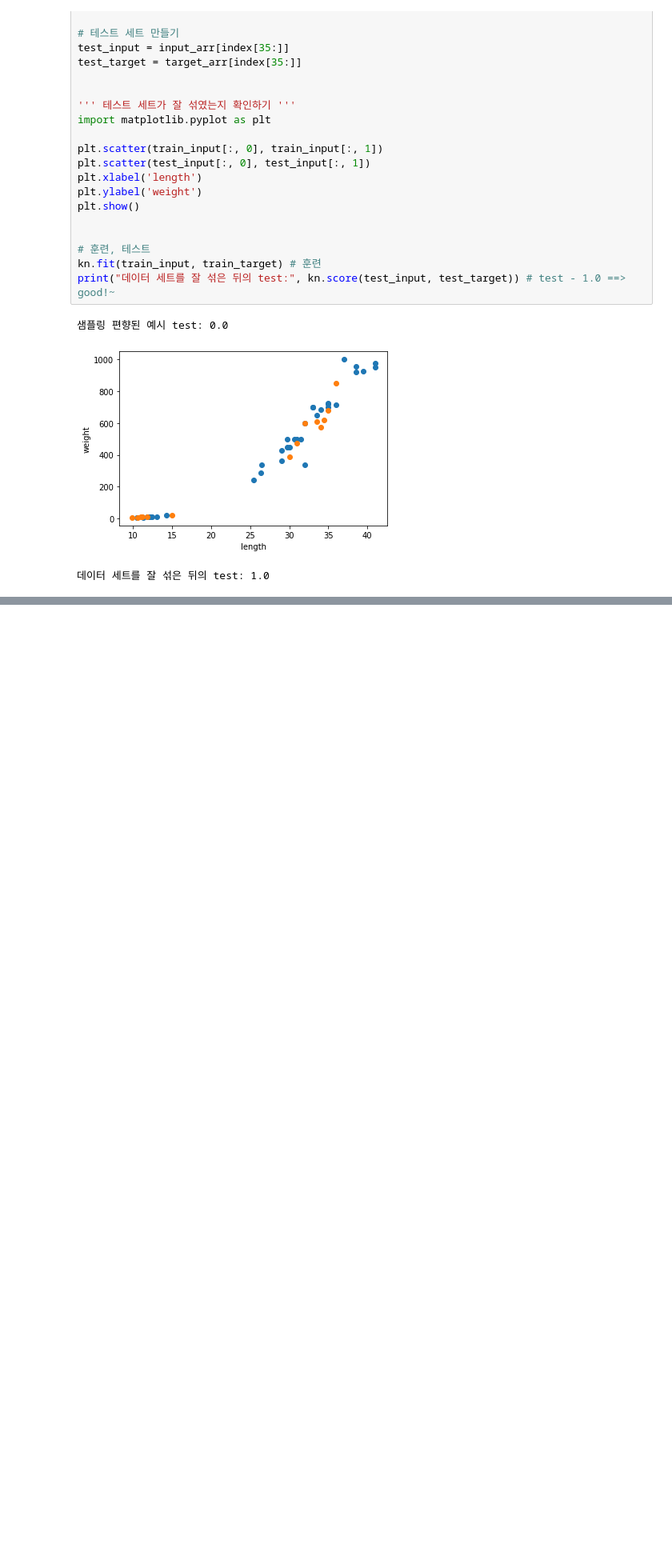
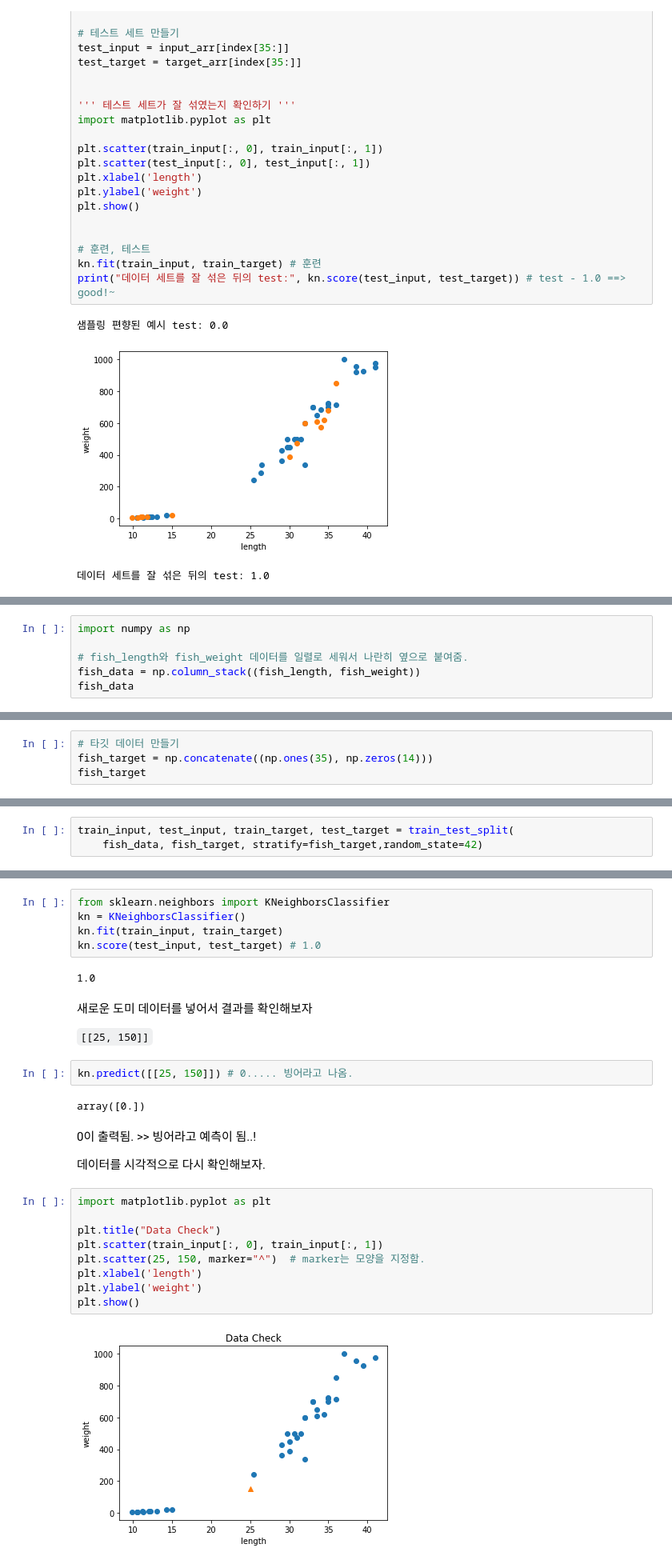
Before and after one commit to 5jisoo/ML-DL-Study, a Jupyter notebook: Chap02.ipynb, the cells around one changed output, grey strips where cells are left out. Shown: that part at 80% size. Drawn from its saved outputs; the diff is of its cells as text; blank space fills up the shorter version.

```diff
--- a/Chap02.ipynb
+++ b/Chap02.ipynb
@@ -257,0 +289,6 @@ print("데이터 세트를 잘 섞은 뒤의 test:", kn.score(test_input, test_t
+# %%
+import numpy as np
+
+# fish_length와 fish_weight 데이터를 일렬로 세워서 나란히 옆으로 붙여줌.
+fish_data = np.column_stack((fish_length, fish_weight))
+fish_data
@@ -257,0 +325,4 @@ print("데이터 세트를 잘 섞은 뒤의 test:", kn.score(test_input, test_t
+# %%
+# 타깃 데이터 만들기
+fish_target = np.concatenate((np.ones(35), np.zeros(14)))
+fish_target
@@ -257,0 +357,3 @@ print("데이터 세트를 잘 섞은 뒤의 test:", kn.score(test_input, test_t
+# %%
+train_input, test_input, train_target, test_target = train_test_split(
+    fish_data, fish_target, stratify=fish_target,random_state=42)
@@ -257,0 +364,30 @@ print("데이터 세트를 잘 섞은 뒤의 test:", kn.score(test_input, test_t
+# %%
+from sklearn.neighbors import KNeighborsClassifier
+kn = KNeighborsClassifier()
+kn.fit(train_input, train_target)
+kn.score(test_input, test_target) # 1.0
+# %% [output]
+1.0
+# %% [markdown]
+새로운 도미 데이터를 넣어서 결과를 확인해보자
+
+`[[25, 150]]`
+# %%
+kn.predict([[25, 150]]) # 0..... 빙어라고 나옴.
+# %% [output]
+array([0.])
+# %% [markdown]
+0이 출력됨. >> 빙어라고 예측이 됨..!
+
+데이터를 시각적으로 다시 확인해보자.
+# %%
+import matplotlib.pyplot as plt
+
+plt.title("Data Check")
+plt.scatter(train_input[:, 0], train_input[:, 1])
+plt.scatter(25, 150, marker="^")  # marker는 모양을 지정함.
+plt.xlabel('length')
+plt.ylabel('weight')
+plt.show()
+# %% [output]
+[figure, added]
```
Also changed, not shown: parts of 39 cells of this notebook.
